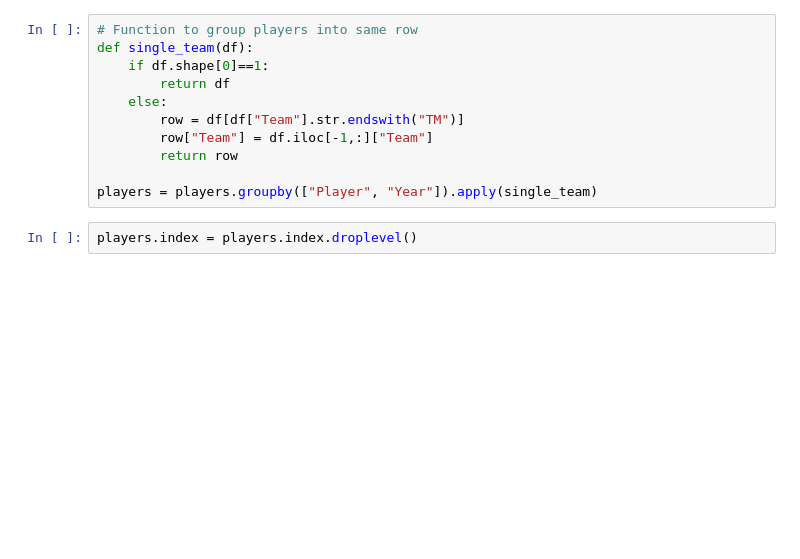
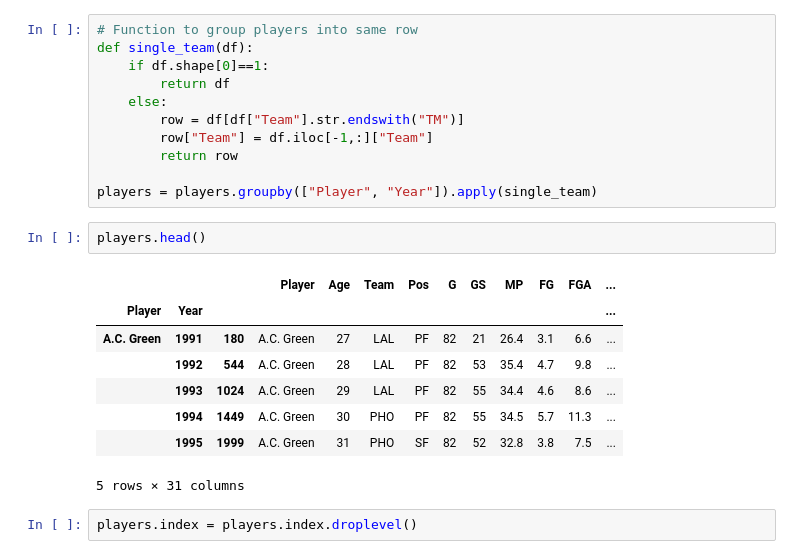
Before and after one commit to EshanSingh/NBAPredictor, a Jupyter notebook: cleaner.ipynb, the cells around one changed output. Cells and saved outputs as stored; diff of their text form; blank space fills up the shorter version.

```diff
--- a/cleaner.ipynb
+++ b/cleaner.ipynb
@@ -24,6 +24,17 @@ def single_team(df):
         return row
 
 players = players.groupby(["Player", "Year"]).apply(single_team)
+# %%
+players.head()
+# %% [output]
+|  |  |  | Player | Age | Team | Pos | G | GS | MP | FG | FGA | ... |
+| Player | Year |  |  |  |  |  |  |  |  |  |  | ... |
+| A.C. Green | 1991 | 180 | A.C. Green | 27 | LAL | PF | 82 | 21 | 26.4 | 3.1 | 6.6 | ... |
+|  | 1992 | 544 | A.C. Green | 28 | LAL | PF | 82 | 53 | 35.4 | 4.7 | 9.8 | ... |
+|  | 1993 | 1024 | A.C. Green | 29 | LAL | PF | 82 | 55 | 34.4 | 4.6 | 8.6 | ... |
+|  | 1994 | 1449 | A.C. Green | 30 | PHO | PF | 82 | 55 | 34.5 | 5.7 | 11.3 | ... |
+|  | 1995 | 1999 | A.C. Green | 31 | PHO | SF | 82 | 52 | 32.8 | 3.8 | 7.5 | ... |
+5 rows × 31 columns
 # %%
 players.index = players.index.droplevel()
 # %%
```
Also changed, not shown: parts of 12 cells of this notebook, 3 other files.
